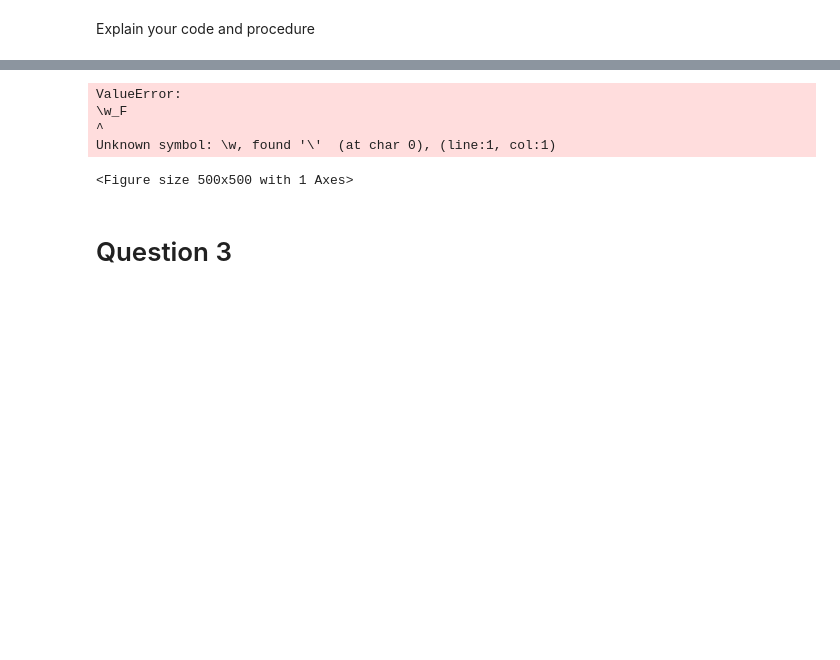
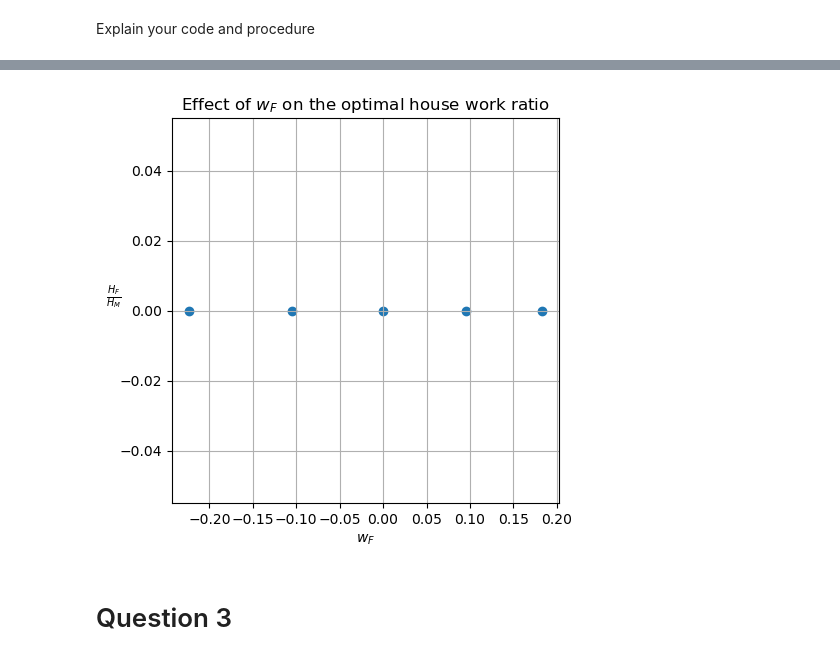
Before and after one commit to NumEconCopenhagen/projects-2023-andreas, a Jupyter notebook: inauguralproject/inauguralproject.ipynb, the cells around one changed output, grey strips where cells are left out. Cells and saved outputs as stored; diff of their text form; code cells hidden in the pictures; blank space fills up the shorter version.

```diff
--- a/inauguralproject/inauguralproject.ipynb
+++ b/inauguralproject/inauguralproject.ipynb
@@ -239,25 +240,25 @@ HF = 4.5000
 # %%
 # plot the results
 fig, ax1 = plt.subplots(1, 1, figsize=(5, 5))
 
-ax1.scatter(wages, frac_wages)
+# log
+log_wages = [np.log(x/par.wM) for x in wages]
+log_frac = [np.log(x) for x in frac_wages]
+
+ax1.scatter(log_wages, log_frac)
 
 # include a grid
 ax1.grid(True)
 
 # set the labels and title
 ax1.set_xlabel(r'$w_F$')
 ax1.set_ylabel(r'$\frac{H_F}{H_M}$', rotation=0)
-ax1.set_title(r'Effect of $\w_F$ on the optimal house work ratio')
+ax1.set_title(r'Effect of $w_F$ on the optimal house work ratio')
 
 # show the plot
 plt.show()
 # %% [output]
-ValueError:
-\w_F
-^
-Unknown symbol: \w, found '\'  (at char 0), (line:1, col:1)
-<Figure size 500x500 with 1 Axes>
+[figure, added]
 # %% [markdown]
 # Question 3
 # %% [markdown]
```
Also changed, not shown: parts of 6 cells of this notebook, 1 other file.
